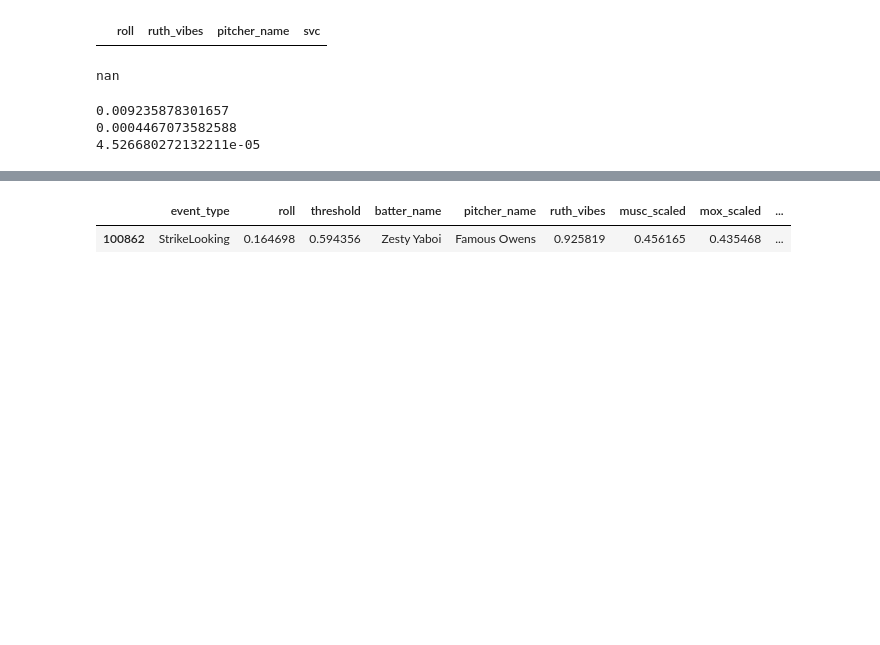
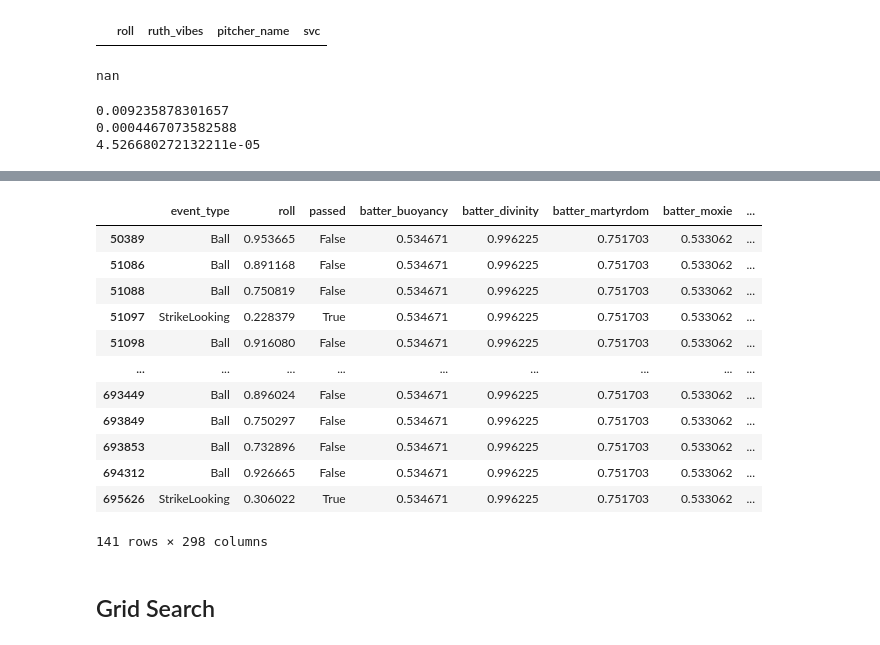
Before and after one commit to xSke/resim, a Jupyter notebook: notebooks/find_roll_formula_strikes-s19.ipynb, the cells around one changed output, grey strips where cells are left out. Cells and saved outputs as stored; diff of their text form; code cells hidden in the pictures; blank space fills up the shorter version.

```diff
--- a/notebooks/find_roll_formula_strikes-s19.ipynb
+++ b/notebooks/find_roll_formula_strikes-s19.ipynb
@@ -544,7 +625,7 @@ dfc["offset"] = dfc["roll"] - dfc["threshold"]
 outliers = dfc[(dfc["passed"] & (dfc["offset"] >= 0)) | (~dfc["passed"] & (dfc["offset"] <= 0))]
 
 fig, ax = plt.subplots(1)
-x_val = "cold_vibes"
+x_val = "svc"
 ax.scatter(
     outliers[~outliers["passed"]][x_val],
     outliers[~outliers["passed"]]["offset"],
@@ -588,9 +669,9 @@ for batter in outlier_fraction_b.index:
         outlier_fraction_b[batter] = 0
 # outlier_fraction.sort_values()
 # dfc.groupby(["pitcher_name"]).size().sort_values()
-# print(outliers.groupby("season").size())
-
-table[#.loc[table["pitcher_name"] == "Jenkins Good",
+print(outliers.groupby("season").size())
+pd.set_option("display.max_rows", 10)  # default 60
+table[#.loc[#table["pitching_team_mods"].astype(str).str.contains("FIREPROOF"),
     [
         "offset",  # "home_score", "away_score", "top_of_inning", "inning",
         "pitcher_mul",
@@ -600,8 +681,10 @@ table[#.loc[table["pitcher_name"] == "Jenkins Good",
         "threshold",
         # "svc",
         # "ruth_vibes",
-        # "batter_musclitude",
-        # "batter_moxie",
+        # "pitcher_ruthlessness",
+        # "batter_vibes",
+        # "mox_scaled",
+        # "musc_scaled",
         # "ballpark_forwardness",
         # "pitcher_coldness",
         "batter_name",
@@ -614,9 +697,10 @@ table[#.loc[table["pitcher_name"] == "Jenkins Good",
         "game_id",
         "play_count",
         "weather",
-         # 'ball_count',
-         # 'strike_count',
-         # 'out_count'
+        #  'ball_count',
+        #  'strike_count',
+        #  'out_count',
+        # "inning",
     ]
 ].sort_values("offset")
 # %% [output]
@@ -637,8 +724,8 @@ table[#.loc[table["pitcher_name"] == "Jenkins Good",
 # %%
-plt.plot(np.arange(len(outlier_fraction))/len(outlier_fraction), outlier_fraction.sort_values(), '.-')
+# plt.plot(np.arange(len(outlier_fraction))/len(outlier_fraction), outlier_fraction.sort_values(), '.-')
 # plt.plot(np.arange(len(outlier_fraction_b))/len(outlier_fraction_b), outlier_fraction_b.sort_values(), '.-')
 # pd.set_option("display.max_rows", 300)  # default 60
-print(outlier_fraction.sort_values())
-# print(pitches_by_pitcher.sort_values())
+# print(outlier_fraction.sort_values())
+# print(outliers_by_pitcher.sort_values())
 # print(outlier_fraction_b.sort_values())
-# pd.set_option("display.max_rows", 60)  # default 60
+pd.set_option("display.max_rows", 60)  # default 60
@@ -854,6 +926,17 @@ print(df_strikes['roll'].max())
 # %%
-game = dfc[(dfc["game_id"] == "7d782994-a4fb-469d-9942-e97def670e23") & (dfc["batter_name"] == "Zesty Yaboi")]
-game[digest_list]
+game = df[(df["batter_name"] == "Zesty Yaboi")]
+game
 # %% [output]
-|  | event_type | roll | threshold | batter_name | pitcher_name | ruth_vibes | musc_scaled | mox_scaled | ... |
-| 100862 | StrikeLooking | 0.164698 | 0.594356 | Zesty Yaboi | Famous Owens | 0.925819 | 0.456165 | 0.435468 | ... |
+|  | event_type | roll | passed | batter_buoyancy | batter_divinity | batter_martyrdom | batter_moxie | ... |
+| 50389 | Ball | 0.953665 | False | 0.534671 | 0.996225 | 0.751703 | 0.533062 | ... |
+| 51086 | Ball | 0.891168 | False | 0.534671 | 0.996225 | 0.751703 | 0.533062 | ... |
+| 51088 | Ball | 0.750819 | False | 0.534671 | 0.996225 | 0.751703 | 0.533062 | ... |
+| 51097 | StrikeLooking | 0.228379 | True | 0.534671 | 0.996225 | 0.751703 | 0.533062 | ... |
+| 51098 | Ball | 0.916080 | False | 0.534671 | 0.996225 | 0.751703 | 0.533062 | ... |
+| ... | ... | ... | ... | ... | ... | ... | ... | ... |
+| 693449 | Ball | 0.896024 | False | 0.534671 | 0.996225 | 0.751703 | 0.533062 | ... |
+| 693849 | Ball | 0.750297 | False | 0.534671 | 0.996225 | 0.751703 | 0.533062 | ... |
+| 693853 | Ball | 0.732896 | False | 0.534671 | 0.996225 | 0.751703 | 0.533062 | ... |
+| 694312 | Ball | 0.926665 | False | 0.534671 | 0.996225 | 0.751703 | 0.533062 | ... |
+| 695626 | StrikeLooking | 0.306022 | True | 0.534671 | 0.996225 | 0.751703 | 0.533062 | ... |
+141 rows × 298 columns
@@ -859,0 +1006,2 @@ game[digest_list]
+# %% [markdown]
+## Grid Search
```
Also changed, not shown: parts of 24 cells of this notebook, 2 other files.
